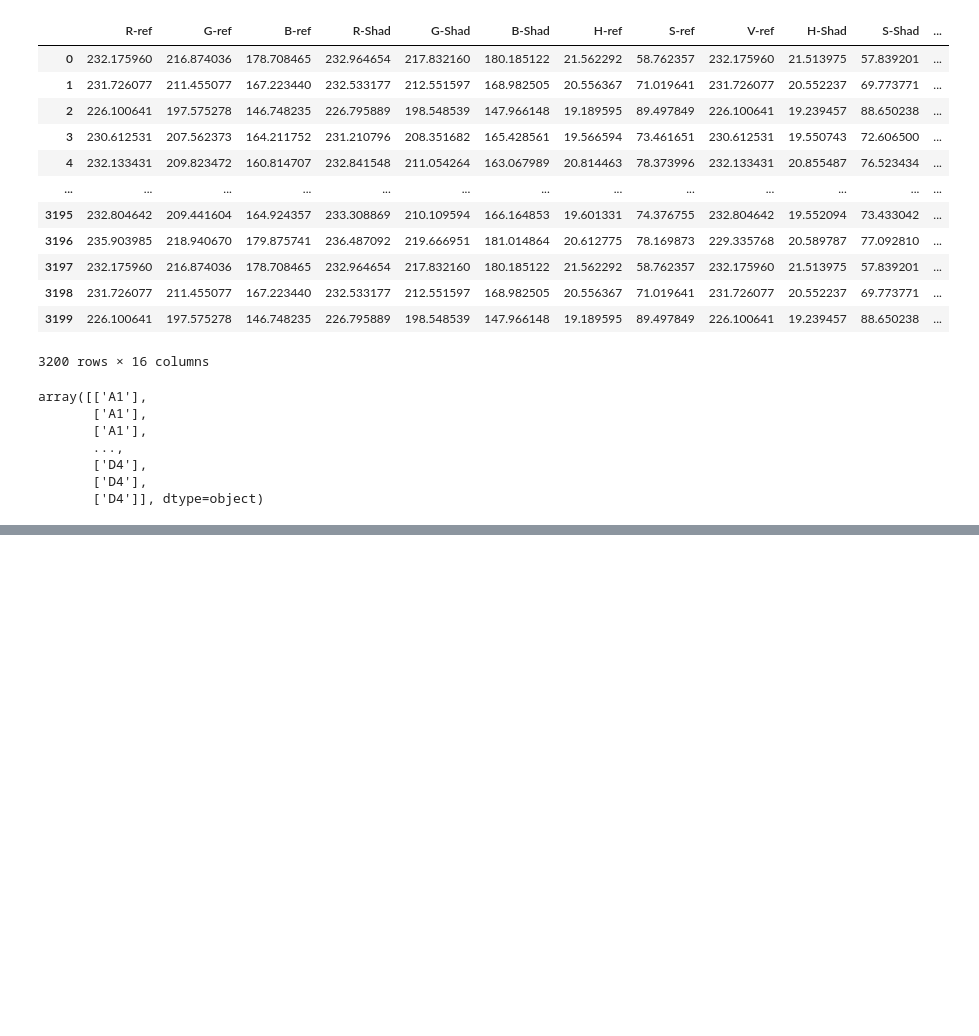
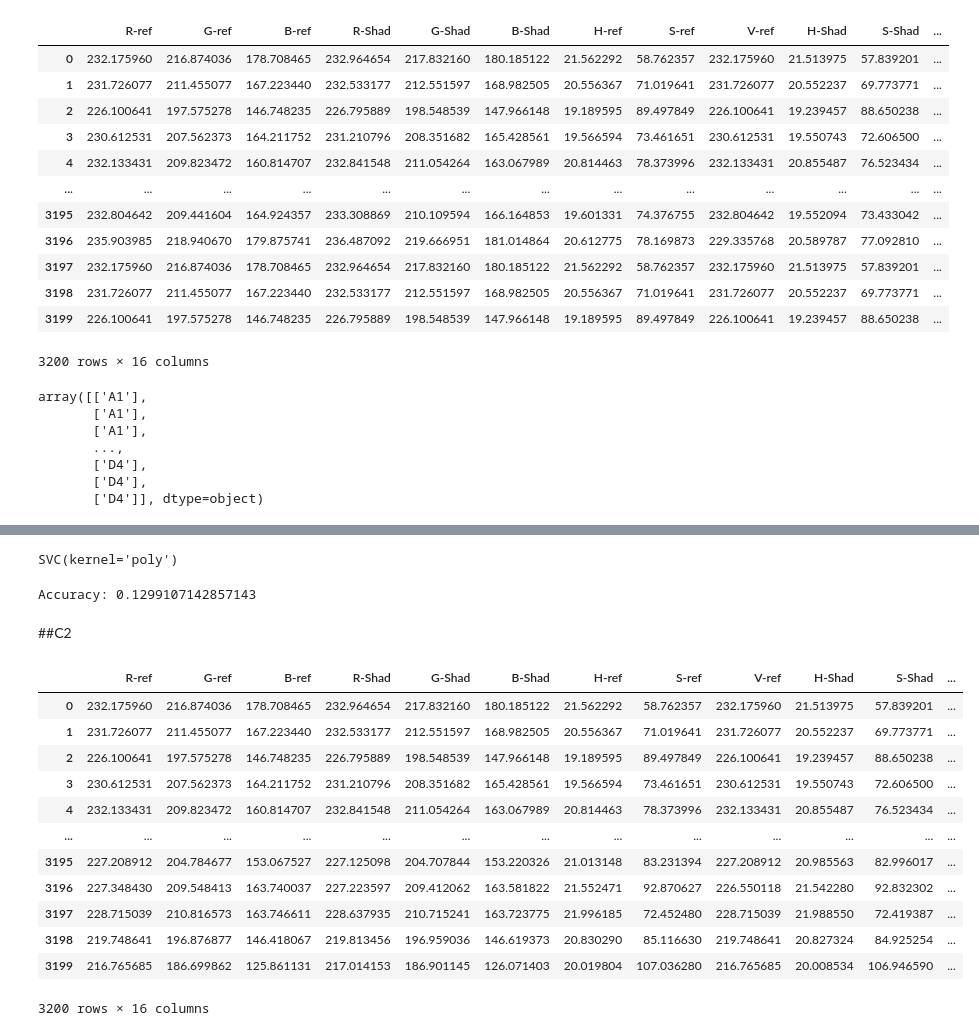
Before and after one commit to Kggzzz/Project_2021_matchingcolor, a Jupyter notebook: SVM.ipynb, the cells around one changed output, grey strips where cells are left out. Saved outputs shown, nothing was run; the diff lists cells and outputs as text; code cells hidden in the pictures; blank space fills up the shorter version.

```diff
--- a/SVM.ipynb
+++ b/SVM.ipynb
@@ -29,0 +41,3 @@ print(AA)
+# %%
+CC = os.path.join(path,'Shade_CC.xlsx')
+print(CC)
@@ -307,0 +571,4 @@ Accuracy: 0.15
+# %%
+clf.fit(X_train_C1, y_train_C1)
+# %% [output]
+SVC(kernel='poly')
@@ -307,0 +577,23 @@ Accuracy: 0.15
+# %%
+print("Accuracy:", metrics.accuracy_score(y_test_C1, y_pred_C1))
+# %% [output]
+Accuracy: 0.1299107142857143
+# %% [markdown]
+##C2
+# %%
+table_C2= pd.read_excel(CC, sheet_name='C2')
+table_C2
+# %% [output]
+|  | R-ref | G-ref | B-ref | R-Shad | G-Shad | B-Shad | H-ref | S-ref | V-ref | H-Shad | S-Shad | ... |
+| 0 | 232.175960 | 216.874036 | 178.708465 | 232.964654 | 217.832160 | 180.185122 | 21.562292 | 58.762357 | 232.175960 | 21.513975 | 57.839201 | ... |
+| 1 | 231.726077 | 211.455077 | 167.223440 | 232.533177 | 212.551597 | 168.982505 | 20.556367 | 71.019641 | 231.726077 | 20.552237 | 69.773771 | ... |
+| 2 | 226.100641 | 197.575278 | 146.748235 | 226.795889 | 198.548539 | 147.966148 | 19.189595 | 89.497849 | 226.100641 | 19.239457 | 88.650238 | ... |
+| 3 | 230.612531 | 207.562373 | 164.211752 | 231.210796 | 208.351682 | 165.428561 | 19.566594 | 73.461651 | 230.612531 | 19.550743 | 72.606500 | ... |
+| 4 | 232.133431 | 209.823472 | 160.814707 | 232.841548 | 211.054264 | 163.067989 | 20.814463 | 78.373996 | 232.133431 | 20.855487 | 76.523434 | ... |
+| ... | ... | ... | ... | ... | ... | ... | ... | ... | ... | ... | ... | ... |
+| 3195 | 227.208912 | 204.784677 | 153.067527 | 227.125098 | 204.707844 | 153.220326 | 21.013148 | 83.231394 | 227.208912 | 20.985563 | 82.996017 | ... |
+| 3196 | 227.348430 | 209.548413 | 163.740037 | 227.223597 | 209.412062 | 163.581822 | 21.552471 | 92.870627 | 226.550118 | 21.542280 | 92.832302 | ... |
+| 3197 | 228.715039 | 210.816573 | 163.746611 | 228.637935 | 210.715241 | 163.723775 | 21.996185 | 72.452480 | 228.715039 | 21.988550 | 72.419387 | ... |
+| 3198 | 219.748641 | 196.876877 | 146.418067 | 219.813456 | 196.959036 | 146.619373 | 20.830290 | 85.116630 | 219.748641 | 20.827324 | 84.925254 | ... |
+| 3199 | 216.765685 | 186.699862 | 125.861131 | 217.014153 | 186.901145 | 126.071403 | 20.019804 | 107.036280 | 216.765685 | 20.008534 | 106.946590 | ... |
+3200 rows × 16 columns
```
Also changed, not shown: parts of 137 cells of this notebook.
